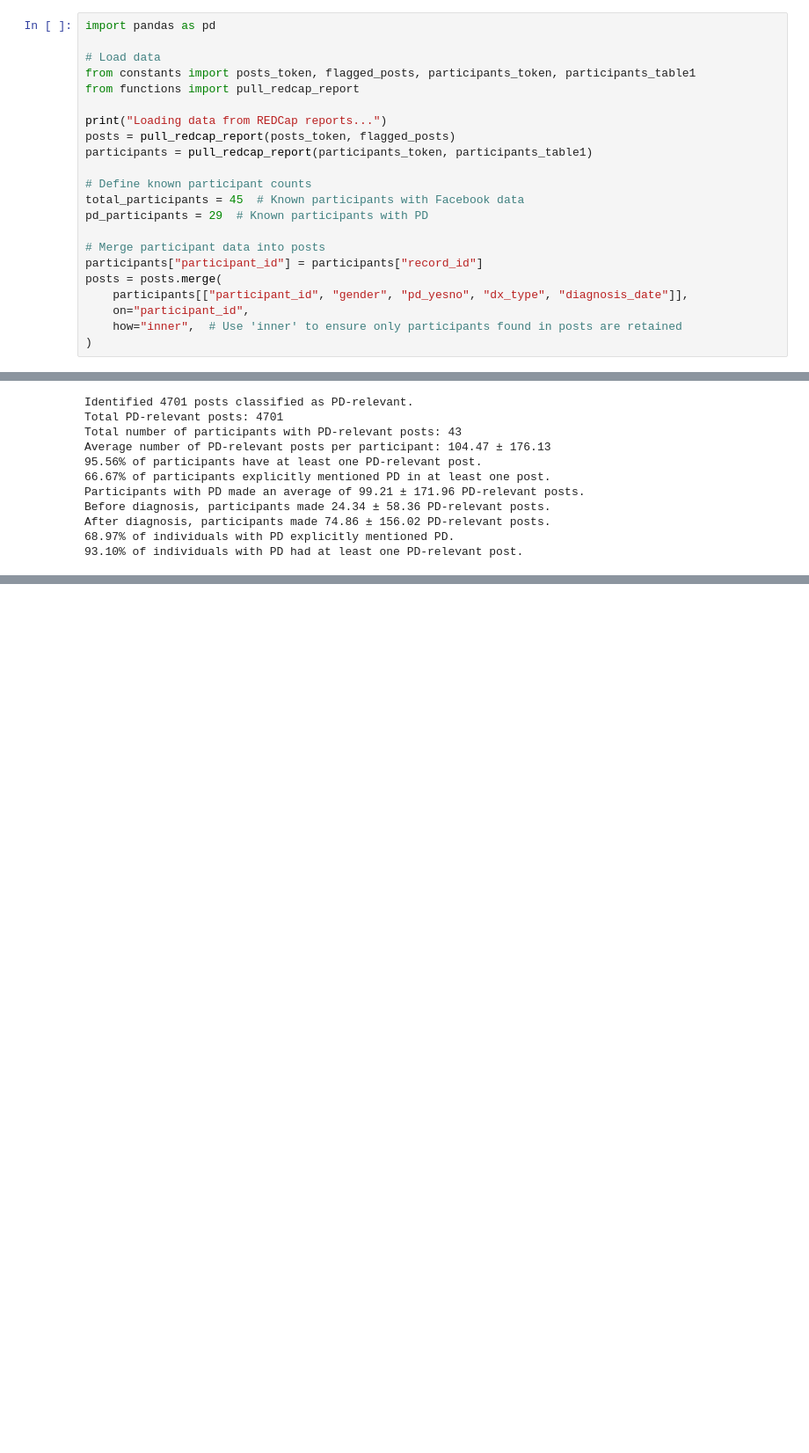
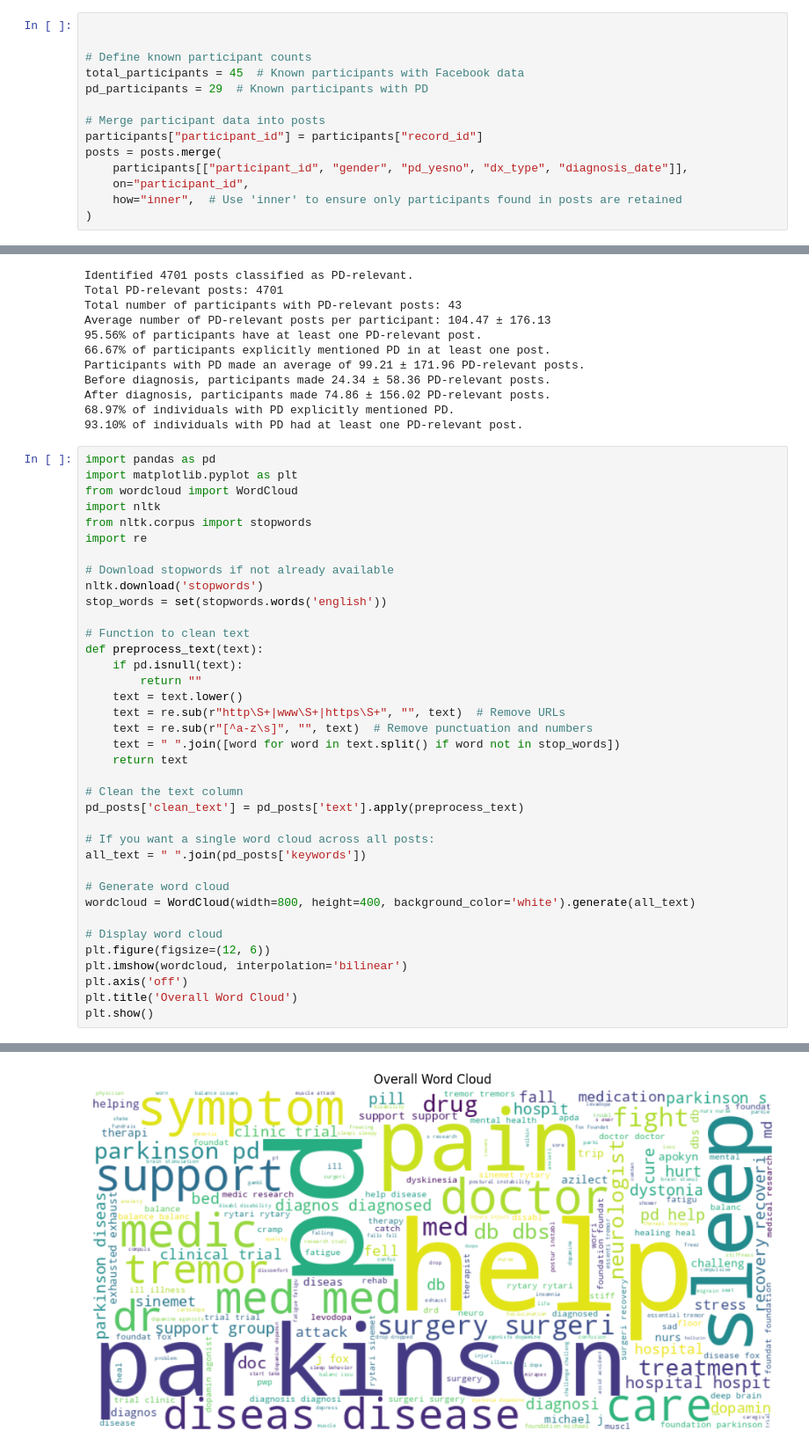
Before and after one commit to jeannempowell/JCM_pd-on-facebook, a Jupyter notebook: python/6_pd-relevant-posts.ipynb, the cells around one changed output, grey strips where cells are left out. Shown at 88% size. Drawn from its saved outputs; the diff is of its cells as text; blank space fills up the shorter version.

```diff
--- a/python/6_pd-relevant-posts.ipynb
+++ b/python/6_pd-relevant-posts.ipynb
@@ -1,13 +1077,5 @@
 # %%
-import pandas as pd
 
-# Load data
-from constants import posts_token, flagged_posts, participants_token, participants_table1
-from functions import pull_redcap_report
-
-print("Loading data from REDCap reports...")
-posts = pull_redcap_report(posts_token, flagged_posts)
-participants = pull_redcap_report(participants_token, participants_table1)
 
 # Define known participant counts
 total_participants = 45  # Known participants with Facebook data
@@ -130,3 +1198,41 @@ Before diagnosis, participants made 24.34 ± 58.36 PD-relevant posts.
 After diagnosis, participants made 74.86 ± 156.02 PD-relevant posts.
 68.97% of individuals with PD explicitly mentioned PD.
 93.10% of individuals with PD had at least one PD-relevant post.
+# %%
+import pandas as pd
+import matplotlib.pyplot as plt
+from wordcloud import WordCloud
+import nltk
+from nltk.corpus import stopwords
+import re
+
+# Download stopwords if not already available
+nltk.download('stopwords')
+stop_words = set(stopwords.words('english'))
+
+# Function to clean text
+def preprocess_text(text):
+    if pd.isnull(text):
+        return ""
+    text = text.lower()
+    text = re.sub(r"http\S+|www\S+|https\S+", "", text)  # Remove URLs
+    text = re.sub(r"[^a-z\s]", "", text)  # Remove punctuation and numbers
+    text = " ".join([word for word in text.split() if word not in stop_words])
+    return text
+
+# Clean the text column
+pd_posts['clean_text'] = pd_posts['text'].apply(preprocess_text)
+
+# If you want a single word cloud across all posts:
+all_text = " ".join(pd_posts['keywords'])
+
+# Generate word cloud
+wordcloud = WordCloud(width=800, height=400, background_color='white').generate(all_text)
+
+# Display word cloud
+plt.figure(figsize=(12, 6))
+plt.imshow(wordcloud, interpolation='bilinear')
+plt.axis('off')
+plt.title('Overall Word Cloud')
+plt.show()
+# %% [output]
@@ -132,0 +1242 @@ After diagnosis, participants made 74.86 ± 156.02 PD-relevant posts.
+[figure, added]
```
Also changed, not shown: parts of 24 cells of this notebook, 1 other file.
